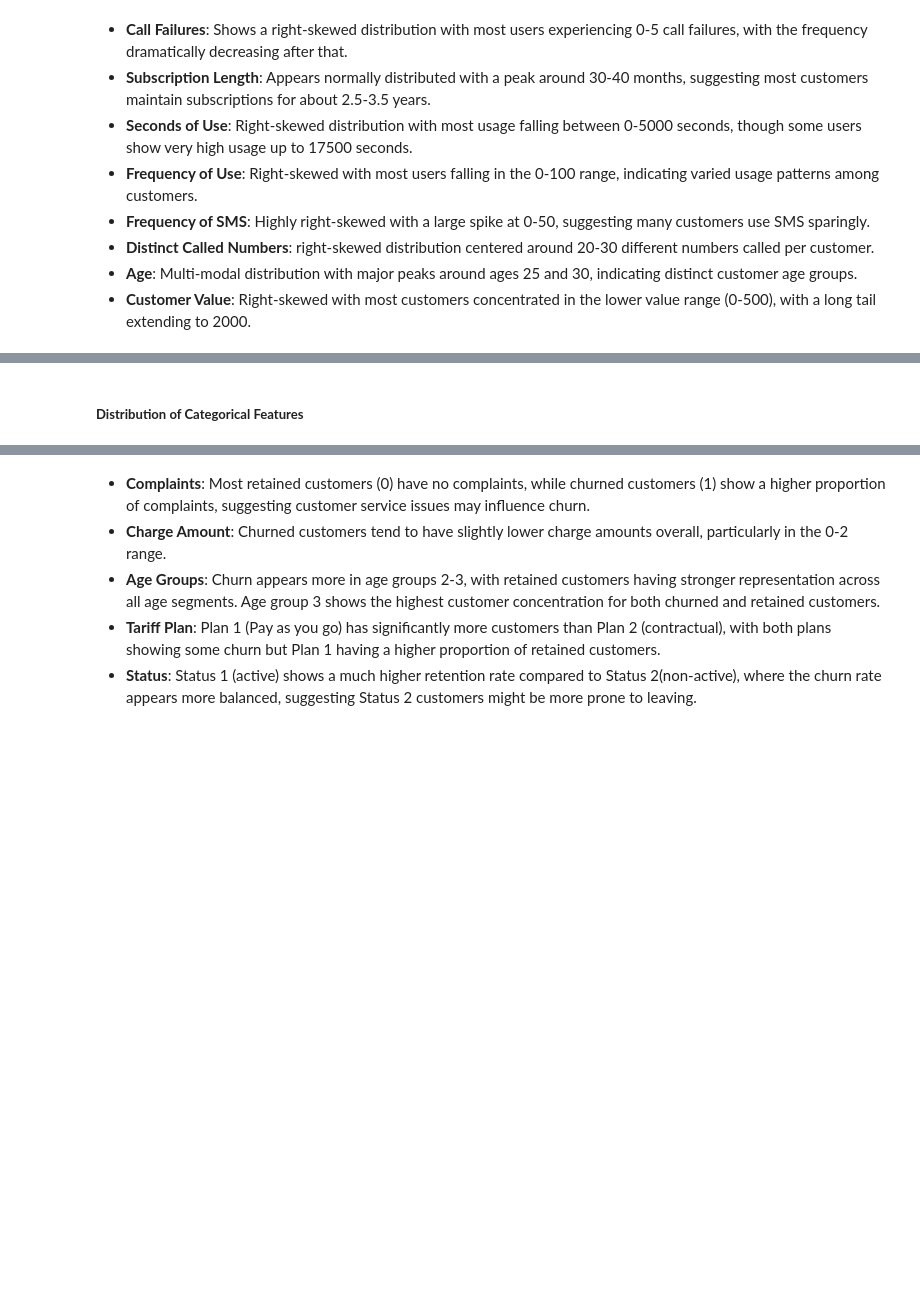
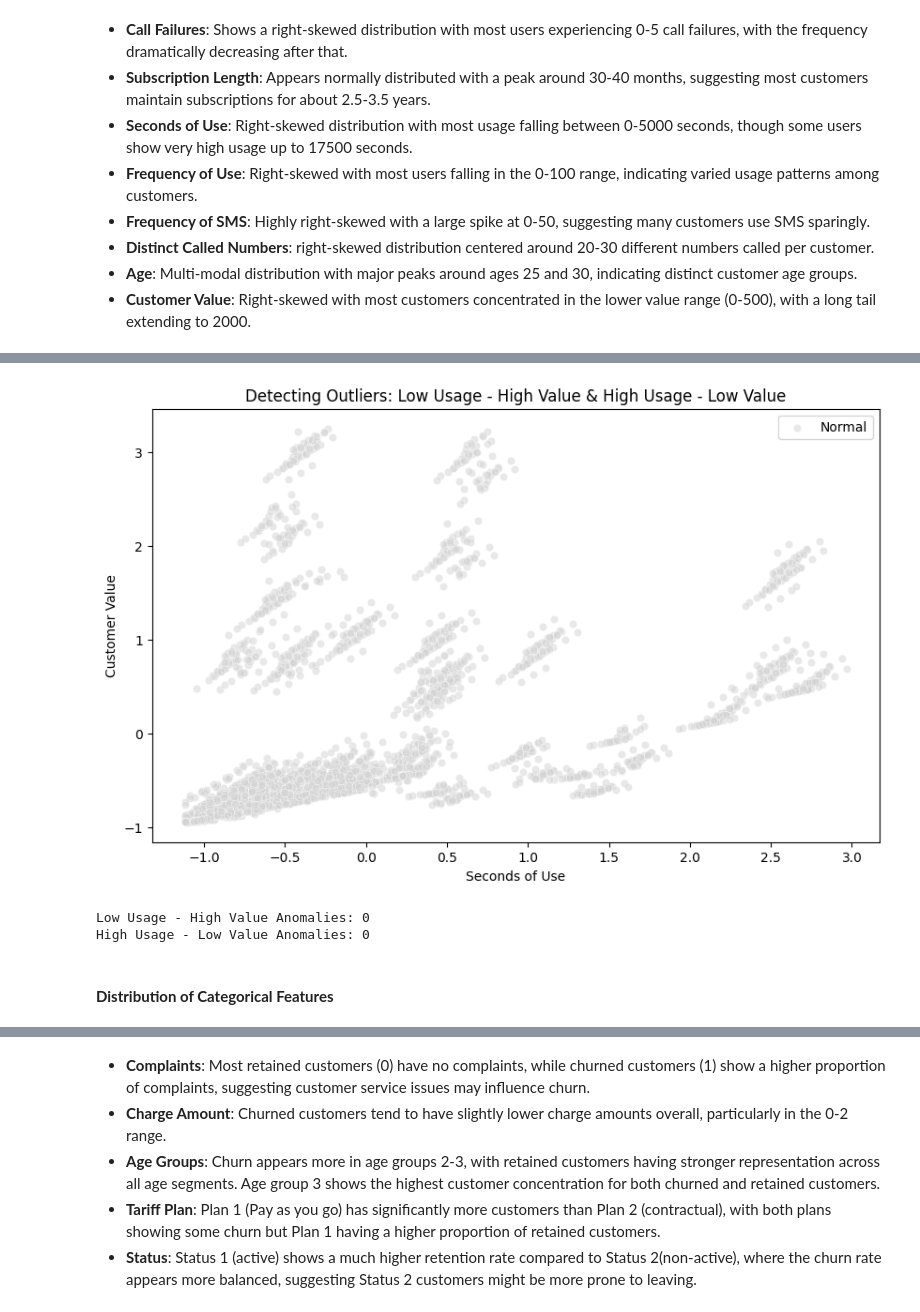
Before and after one commit to jagadeesh-usd/telecom-customer-churn-prediction, a Jupyter notebook: notebooks/02_eda.ipynb, the cells around one changed output, grey strips where cells are left out. Saved outputs shown, nothing was run; the diff lists cells and outputs as text; code cells hidden in the pictures; blank space fills up the shorter version.

```diff
--- a/notebooks/02_eda.ipynb
+++ b/notebooks/02_eda.ipynb
@@ -100,0 +219,15 @@ plt.show()
+# %%
+from sklearn.preprocessing import StandardScaler
+
+# Select numerical features for scaling
+numerical_features = ['seconds_of_use', 'frequency_of_SMS', 'customer_value']
+
+# Initialize StandardScaler
+scaler = StandardScaler()
+
+# Apply transformation
+df_scaled = df_with_value.copy()
+df_scaled[numerical_features] = scaler.fit_transform(df_with_value[numerical_features])
+
+# Display scaled dataset
+print(df_scaled.head())
@@ -101,5 +255,47 @@ plt.show()
+# %%
+# Define thresholds
+low_usage_threshold = df_scaled[['seconds_of_use', 'frequency_of_SMS']].quantile(0.25)  # Lower 25%
+high_value_threshold = df_scaled['customer_value'].quantile(0.75)  # Upper 25%
+low_value_threshold = df_scaled['customer_value'].quantile(0.25)  # Lower 25%
+high_usage_threshold = df_scaled[['seconds_of_use', 'frequency_of_SMS']].quantile(0.75)  # Upper 25%
+
+# Detect Low-Usage & High-Value anomalies
+low_usage_high_value = df_scaled[
+    (df_scaled['seconds_of_use'] <= low_usage_threshold['seconds_of_use']) &
+    (df_scaled['frequency_of_SMS'] <= low_usage_threshold['frequency_of_SMS']) &
+    (df_scaled['customer_value'] >= high_value_threshold)
+]
+
+# Detect High-Usage & Low-Value anomalies
+high_usage_low_value = df_scaled[
+    (df_scaled['seconds_of_use'] >= high_usage_threshold['seconds_of_use']) &
+    (df_scaled['frequency_of_SMS'] >= high_usage_threshold['frequency_of_SMS']) &
+    (df_scaled['customer_value'] <= low_value_threshold)
+]
+
+# Plot
+plt.figure(figsize=(10, 6))
+sns.scatterplot(data=df_scaled, x='seconds_of_use', y='customer_value', color='lightgray', alpha=0.5, label='Normal')
+
+# Highlight Anomalies
+sns.scatterplot(data=low_usage_high_value, x='seconds_of_use', y='customer_value', color='red', label='Low Usage - High Value', s=80)
+sns.scatterplot(data=high_usage_low_value, x='seconds_of_use', y='customer_value', color='blue', label='High Usage - Low Value', s=80)
+
+plt.xlabel('Seconds of Use')
+plt.ylabel('Customer Value')
+plt.title('Detecting Outliers: Low Usage - High Value & High Usage - Low Value')
+plt.legend()
+plt.show()
+# %% [output]
+[figure, added]
+# %%
+print("Low Usage - High Value Anomalies:", len(low_usage_high_value))
+print("High Usage - Low Value Anomalies:", len(high_usage_low_value))
+# %% [output]
+Low Usage - High Value Anomalies: 0
+High Usage - Low Value Anomalies: 0
 # %% [markdown]
-##### **Distribution of Categorical Features**
+#### **Distribution of Categorical Features**
 # %%
 categorical_cols = ['complains', 'charge_amount', 'age_group', 'tariff_plan', 'status', 'churn']
 
```
Also changed, not shown: parts of 47 cells of this notebook, 1 other file.
